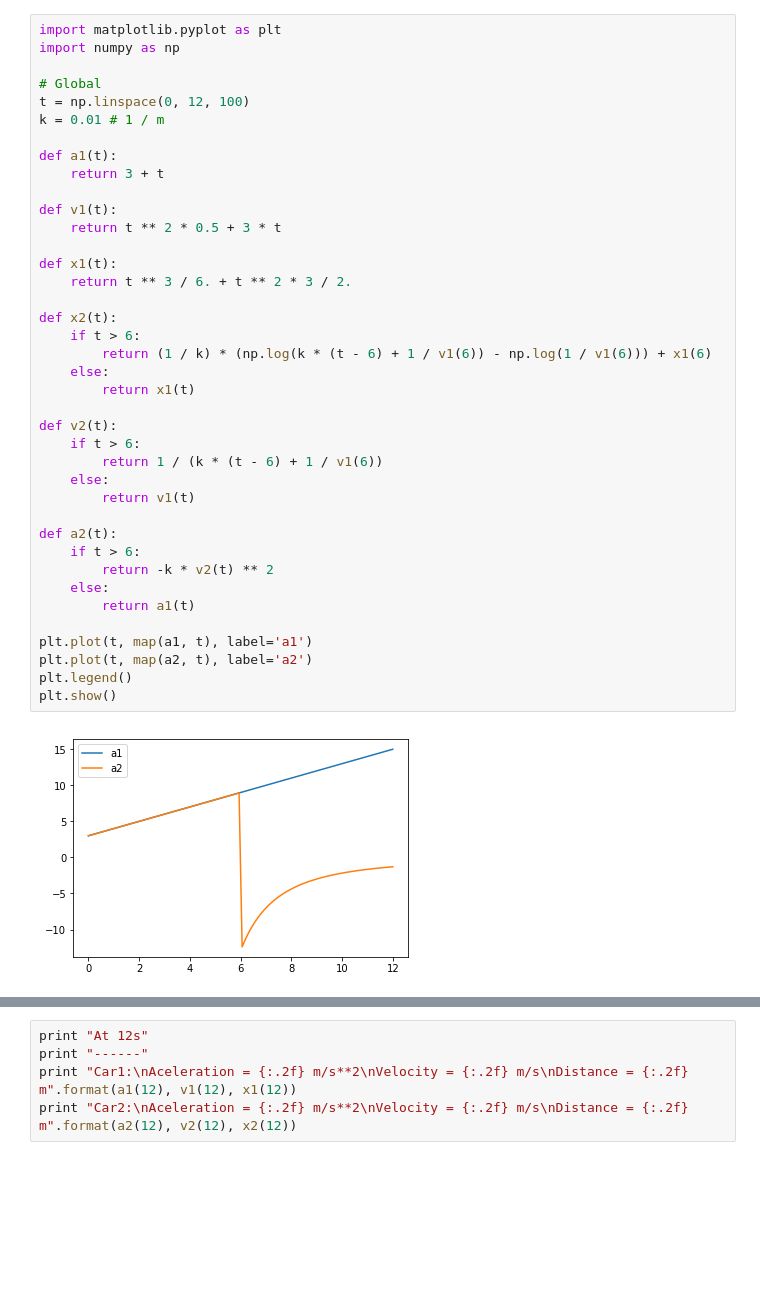
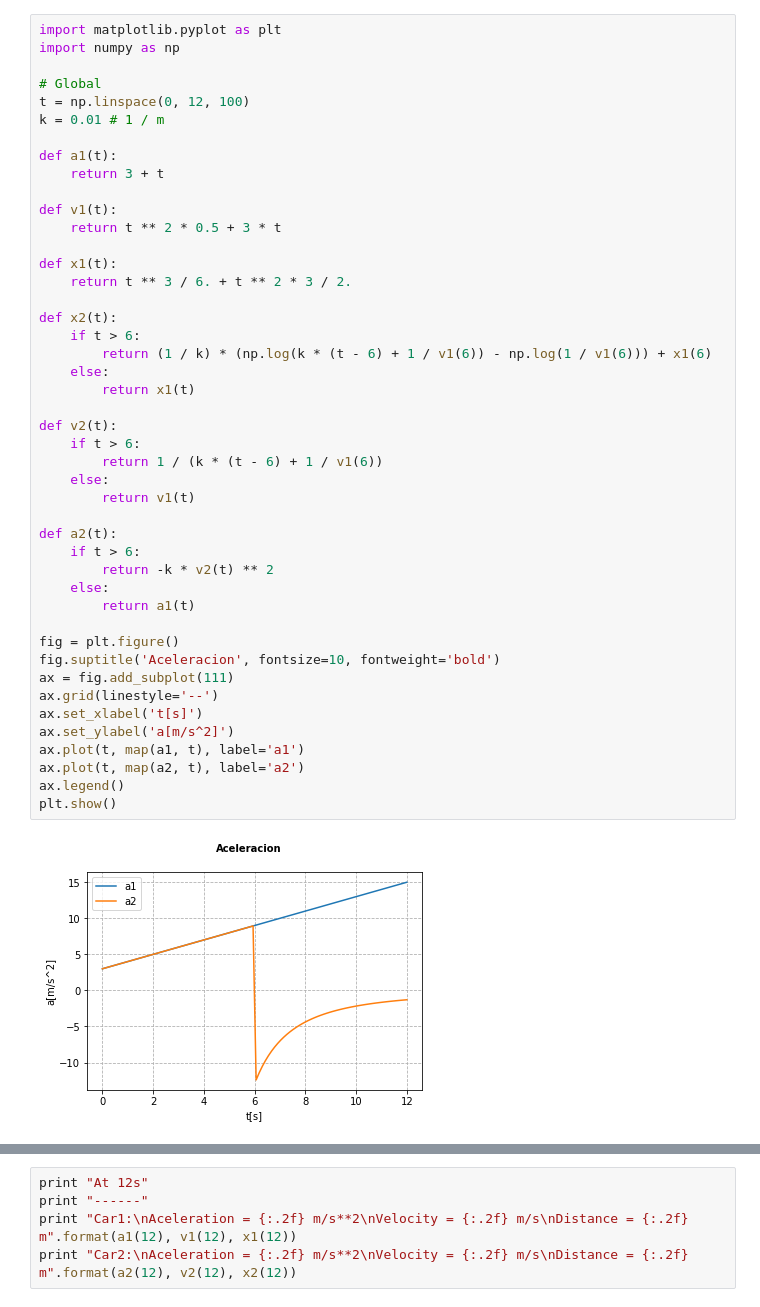
Before and after one commit to spartankel/problemas, a Jupyter notebook: Test.ipynb, the cells around one changed output, grey strips where cells are left out. Saved outputs shown, nothing was run; the diff lists cells and outputs as text; blank space fills up the shorter version.

```diff
--- a/Test.ipynb
+++ b/Test.ipynb
@@ -10,35 +26,41 @@ k = 0.01 # 1 / m
 
 def a1(t):
     return 3 + t
 
 def v1(t):
     return t ** 2 * 0.5 + 3 * t
 
 def x1(t):
     return t ** 3 / 6. + t ** 2 * 3 / 2.
 
 def x2(t):
     if t > 6:
         return (1 / k) * (np.log(k * (t - 6) + 1 / v1(6)) - np.log(1 / v1(6))) + x1(6)
     else:
         return x1(t)
 
 def v2(t):
     if t > 6:
         return 1 / (k * (t - 6) + 1 / v1(6))
     else:
         return v1(t)
 
 def a2(t):
     if t > 6:
         return -k * v2(t) ** 2
     else:
         return a1(t)
 
-plt.plot(t, map(a1, t), label='a1')
-plt.plot(t, map(a2, t), label='a2')
-plt.legend()
+fig = plt.figure()
+fig.suptitle('Aceleracion', fontsize=10, fontweight='bold')
+ax = fig.add_subplot(111)
+ax.grid(linestyle='--')
+ax.set_xlabel('t[s]')
+ax.set_ylabel('a[m/s^2]')
+ax.plot(t, map(a1, t), label='a1')
+ax.plot(t, map(a2, t), label='a2')
+ax.legend()
 plt.show()
 # %% [output]
-[figure, old version]
+[figure, new version]
 # %%
```
Also changed, not shown: parts of 4 cells of this notebook.
